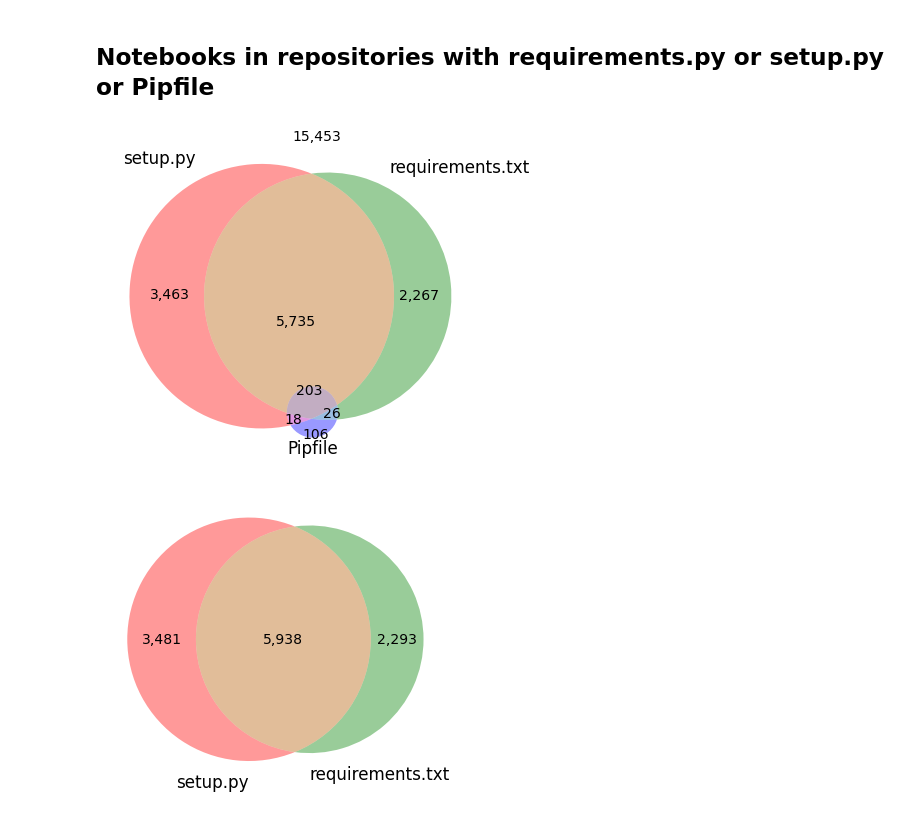
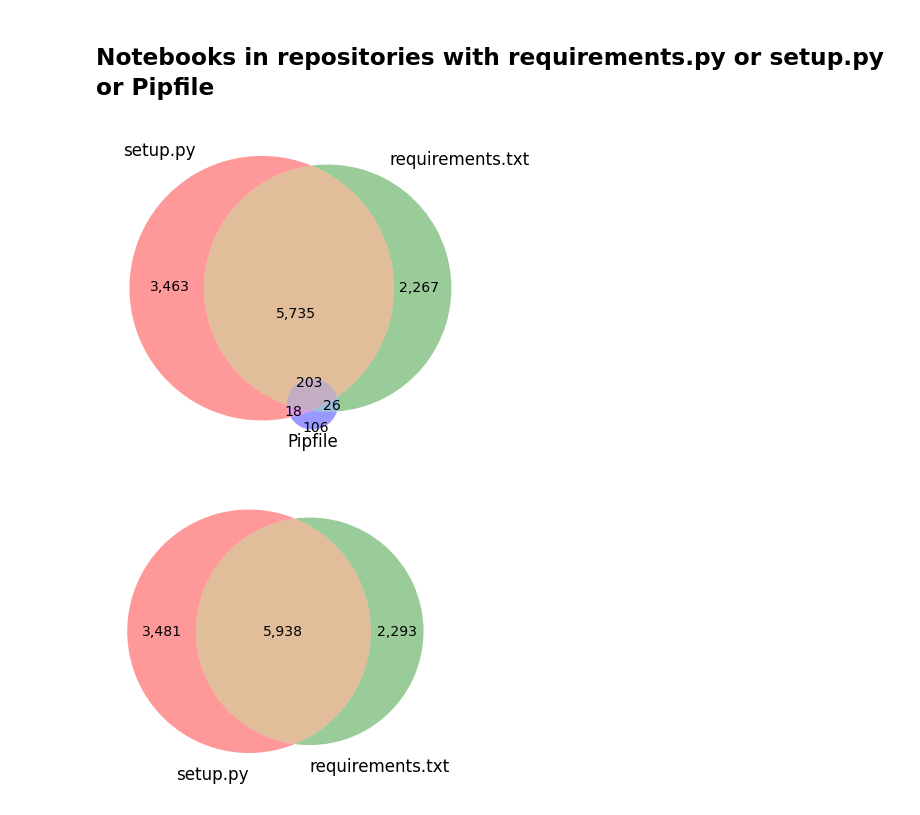
Before and after one commit to fusion-jena/computational-reproducibility-pmc, a Jupyter notebook: computational-reproducibility-pmc/analyses/N1.Repository.ipynb, the cells around one changed output. Drawn from its saved outputs; the diff is of its cells as text; code cells hidden in the pictures.

```diff
--- a/computational-reproducibility-pmc/analyses/N1.Repository.ipynb
+++ b/computational-reproducibility-pmc/analyses/N1.Repository.ipynb
@@ -250,7 +251,7 @@ with savefig("repository_dependencies_x3", 8, 6):
     )
     for label in venn.subset_labels:
         label.set_text("{0:,g}".format(int(label.get_text())))
-    ax.text(0, 0.6, "{0:,g}".format(others))
+    # ax.text(0, 0.6, "{0:,g}".format(others))
     plt.tight_layout()
     plt.plot()
 # %% [output]
@@ -270,7 +271,7 @@ with savefig("repository_dependencies_x2", 8, 6):
     )
     for label in venn.subset_labels:
         label.set_text("{0:,g}".format(int(label.get_text())))
-    ax.text(0, 0.55, "{0:,g}".format(others + pipfiles))
+    # ax.text(0, 0.55, "{0:,g}".format(others + pipfiles))
     ax.set_axis_off()
     # plt.subplots_adjust(top = 0.9, bottom = 0, right = 1, left = 0,
     #        hspace = 0, wspace = 0)
@@ -400,27 +401,27 @@ others = fn(
 # %%
 with savefig("notebook_dependencies_x3", 8, 6):
     fig = plt.figure()
     ax = fig.add_subplot(111)
     venn = venn3(
         subsets={
             "111": setup_and_requirements_and_pipfile,
             "110": setup_and_requirements,
             "101": setup_and_pipfile,
             "100": setup,
             "011": requirements_and_pipfile,
             "010": requirements,
             "001": pipfiles,
         },
         set_labels=("setup.py", "requirements.txt", "Pipfile"),
         ax=ax,
     )
     for label in venn.subset_labels:
         if label:
             label.set_text("{0:,g}".format(int(label.get_text())))
-    ax.text(0, 0.6, "{0:,}".format(others))
+    # ax.text(0, 0.6, "{0:,}".format(others))
     plt.plot()
 # %% [output]
-[figure, old version]
+[figure, new version]
 # %%
 with savefig("notebook_dependencies_x2", 8, 6):
     fig = plt.figure()
```
Also changed, not shown: parts of 4 cells of this notebook.
